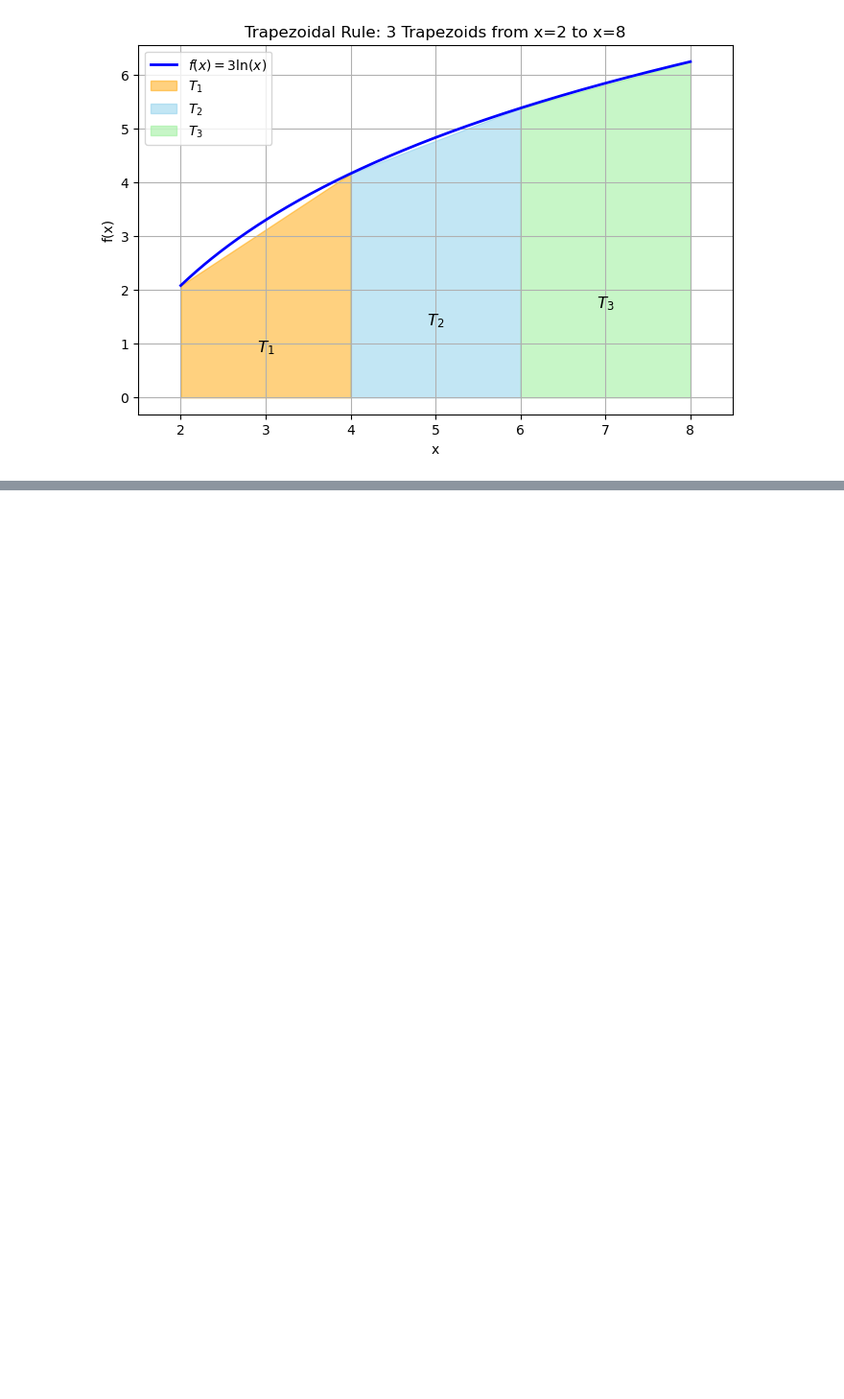
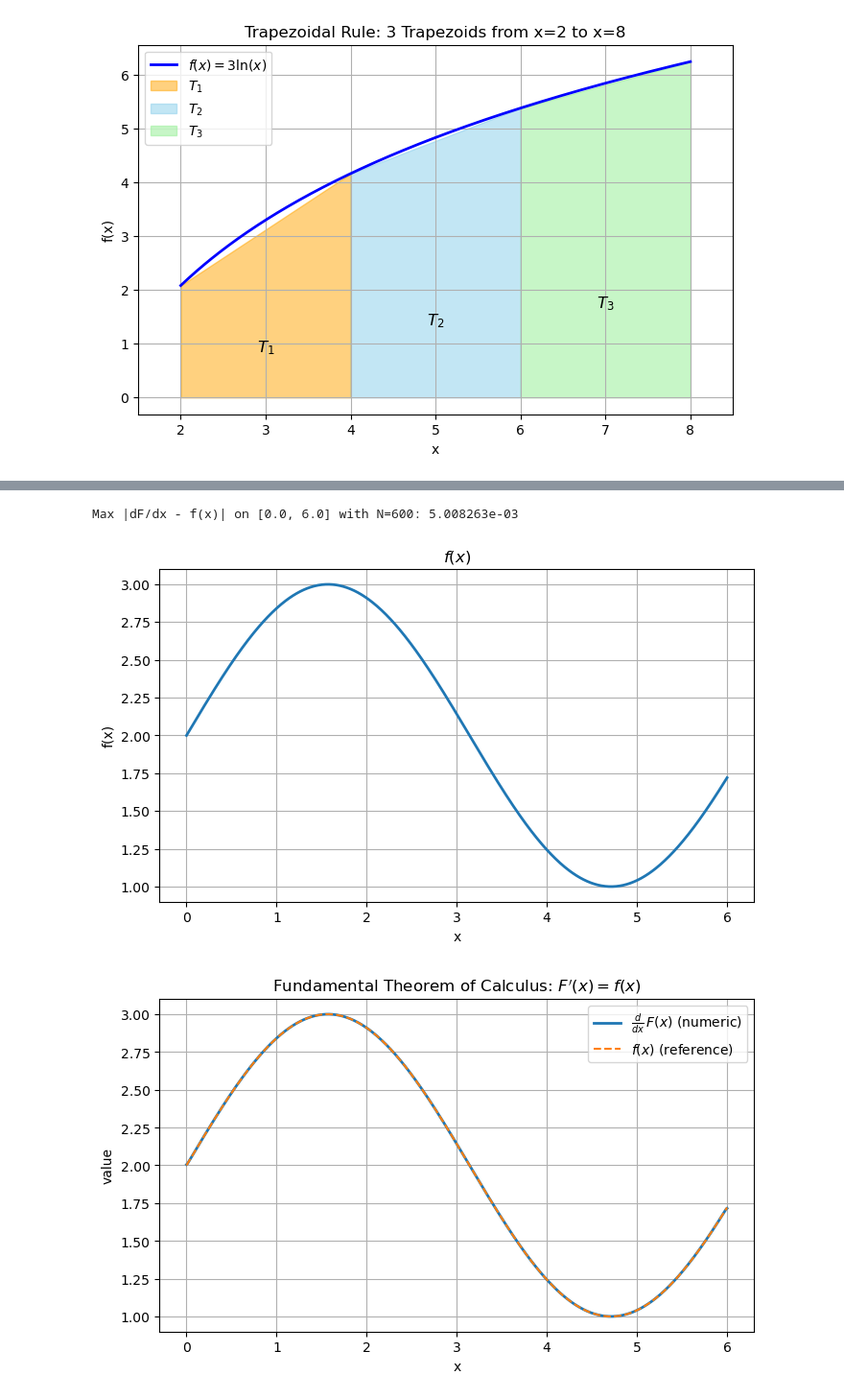
Before and after one commit to sebekj/MIT-Linear-Algebra, a Jupyter notebook: Khan Academy Calculus.ipynb, the cells around one changed output, grey strips where cells are left out. Shown at 96% size. Saved outputs shown, nothing was run; the diff lists cells and outputs as text; code cells hidden in the pictures; blank space fills up the shorter version.

```diff
--- a/Khan Academy Calculus.ipynb
+++ b/Khan Academy Calculus.ipynb
@@ -2264,0 +2373,57 @@ By definition, the definite integral is the limit of the Riemann sum.
+# %%
+import numpy as np
+import matplotlib.pyplot as plt
+
+# ---- Choose your test function f(t) here ----
+def f(t):
+    # try: return t**2 + 1
+    return np.sin(t) + 2
+
+# Interval [a, b] and grid
+a, b = 0.0, 6.0
+N = 600  # finer grid -> smaller numerical error
+x = np.linspace(a, b, N)
+fx = f(x)
+dx = x[1] - x[0]
+
+# ---- Accumulation function F(x) = ∫_a^x f(t) dt (numerical trapezoid) ----
+F = np.zeros_like(x)
+# cumulative trapezoid: F[i] = F[i-1] + 0.5*(f[i] + f[i-1]) * dx
+for i in range(1, N):
+    F[i] = F[i-1] + 0.5 * (fx[i] + fx[i-1]) * (x[i] - x[i-1])
+
+# ---- Numerical derivative of F ----
+dFdx = np.empty_like(F)
+# central differences for interior points
+dFdx[1:-1] = (F[2:] - F[:-2]) / (2*dx)
+# one-sided at boundaries
+dFdx[0]  = (F[1] - F[0]) / dx
+dFdx[-1] = (F[-1] - F[-2]) / dx
+
+# ---- Error between f(x) and dF/dx ----
+err = np.abs(dFdx - fx)
+print(f"Max |dF/dx - f(x)| on [{a}, {b}] with N={N}: {err.max():.6e}")
+
+# ---- Plot f(x) ----
+plt.figure(figsize=(8,4.5))
+plt.plot(x, fx, linewidth=2)
+plt.title(r"$f(x)$")
+plt.xlabel("x")
+plt.ylabel("f(x)")
+plt.grid(True)
+plt.show()
+
+# ---- Plot dF/dx and compare visually to f(x) ----
+plt.figure(figsize=(8,4.5))
+plt.plot(x, dFdx, linewidth=2, label=r"$\frac{d}{dx}\,F(x)$ (numeric)")
+plt.plot(x, fx, linestyle="--", linewidth=1.5, label=r"$f(x)$ (reference)")
+plt.title(r"Fundamental Theorem of Calculus: $F'(x) = f(x)$")
+plt.xlabel("x")
+plt.ylabel("value")
+plt.grid(True)
+plt.legend()
+plt.show()
+# %% [output]
+Max |dF/dx - f(x)| on [0.0, 6.0] with N=600: 5.008263e-03
+[figure, added]
+[figure, added]
```
Also changed, not shown: parts of 3 cells of this notebook.
